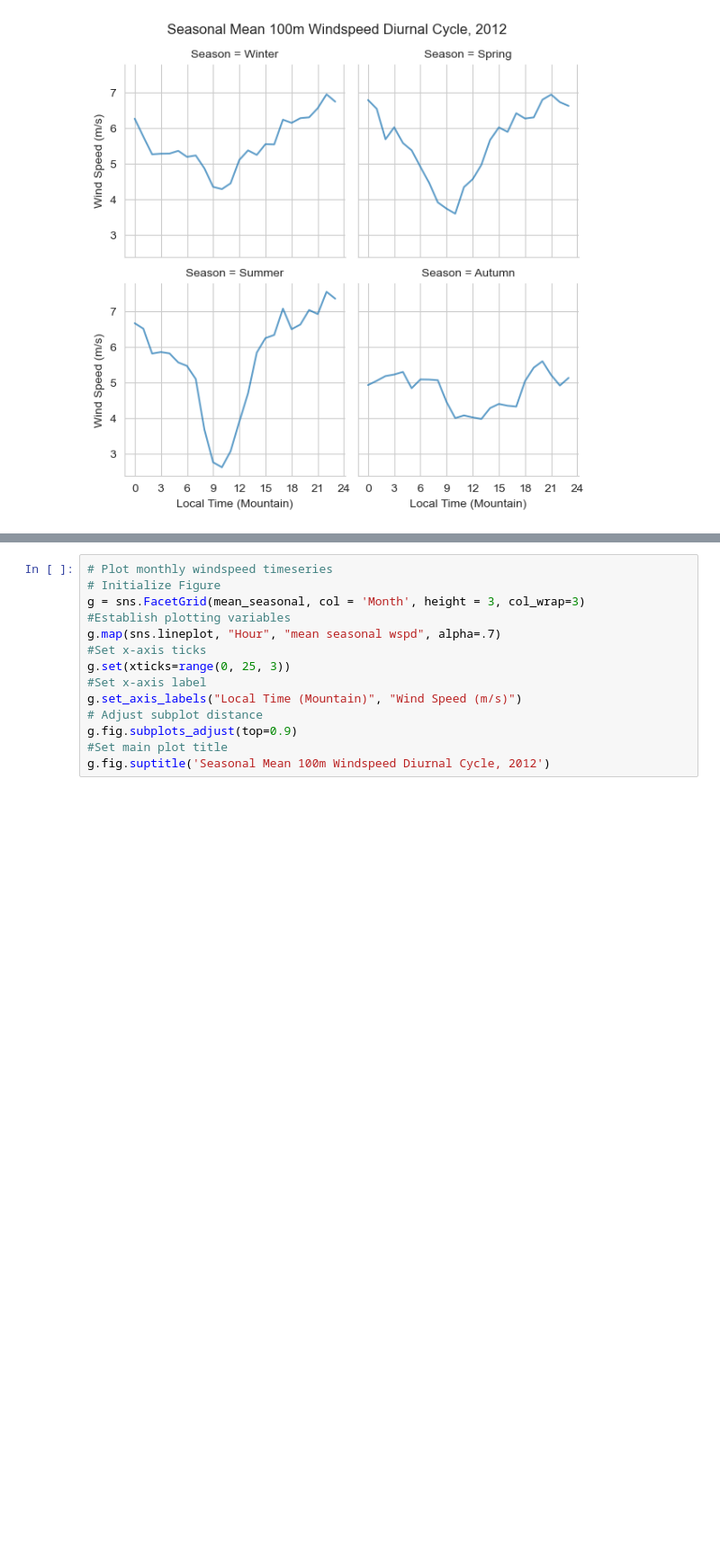
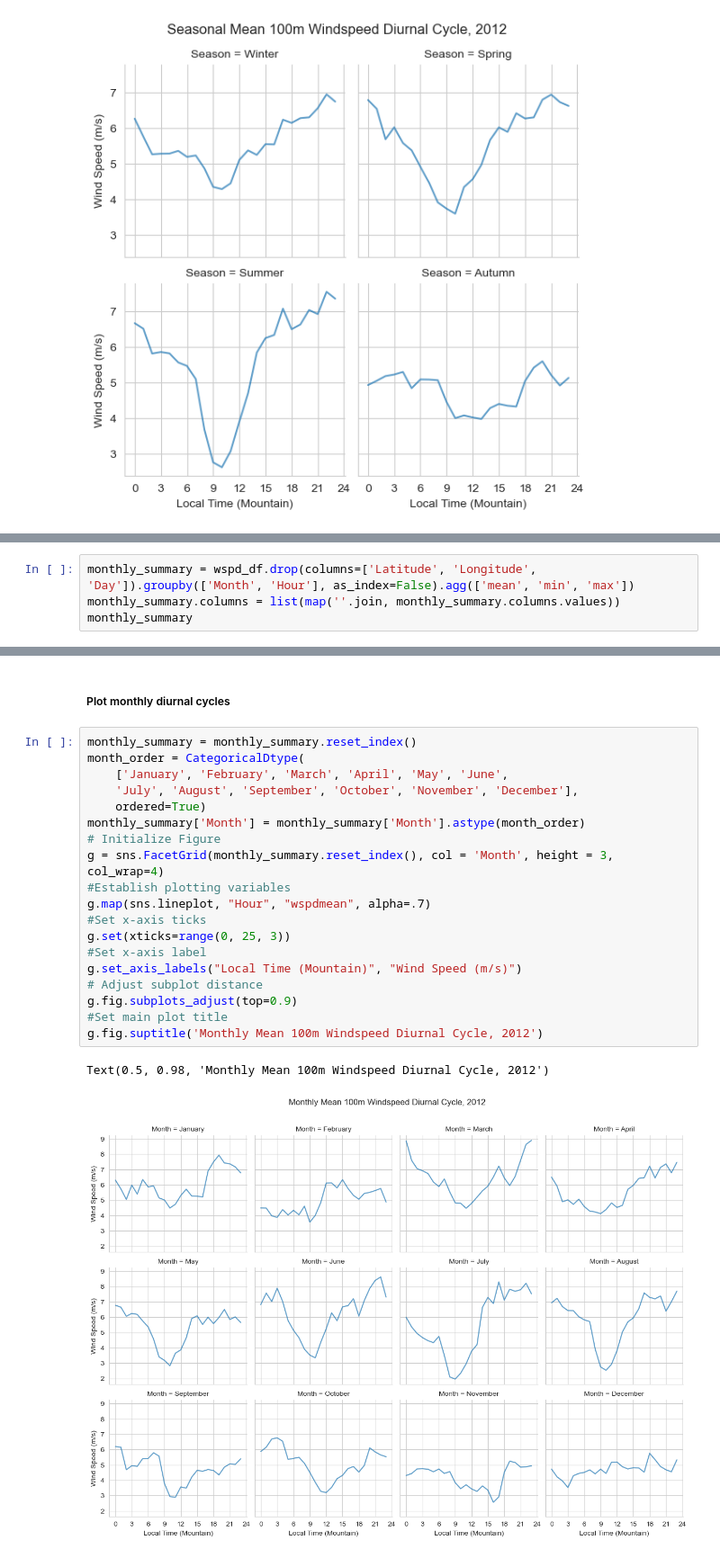
Before and after one commit to d-berkowitz/nrel_technical_task, a Jupyter notebook: 100m Wind Variability Exploration .ipynb, the cells around one changed output, grey strips where cells are left out. Shown at 90% size. Saved outputs shown, nothing was run; the diff lists cells and outputs as text; blank space fills up the shorter version.

```diff
--- a/100m Wind Variability Exploration .ipynb
+++ b/100m Wind Variability Exploration .ipynb
@@ -301,0 +263,4 @@ ValueError: No axis named Month for object type DataFrame
+# %%
+monthly_summary = wspd_df.drop(columns=['Latitude', 'Longitude', 'Day']).groupby(['Month', 'Hour'], as_index=False).agg(['mean', 'min', 'max'])
+monthly_summary.columns = list(map(''.join, monthly_summary.columns.values))
+monthly_summary
@@ -302,14 +282,24 @@ ValueError: No axis named Month for object type DataFrame
+# %% [markdown]
+##### Plot monthly diurnal cycles
 # %%
-# Plot monthly windspeed timeseries
+monthly_summary = monthly_summary.reset_index()
+month_order = CategoricalDtype(
+    ['January', 'February', 'March', 'April', 'May', 'June',
+    'July', 'August', 'September', 'October', 'November', 'December'],
+    ordered=True)
+monthly_summary['Month'] = monthly_summary['Month'].astype(month_order)
 # Initialize Figure
-g = sns.FacetGrid(mean_seasonal, col = 'Month', height = 3, col_wrap=3)
+g = sns.FacetGrid(monthly_summary.reset_index(), col = 'Month', height = 3, col_wrap=4)
 #Establish plotting variables
-g.map(sns.lineplot, "Hour", "mean seasonal wspd", alpha=.7)
+g.map(sns.lineplot, "Hour", "wspdmean", alpha=.7)
 #Set x-axis ticks
 g.set(xticks=range(0, 25, 3))
 #Set x-axis label
 g.set_axis_labels("Local Time (Mountain)", "Wind Speed (m/s)")
 # Adjust subplot distance
 g.fig.subplots_adjust(top=0.9)
 #Set main plot title
-g.fig.suptitle('Seasonal Mean 100m Windspeed Diurnal Cycle, 2012')
+g.fig.suptitle('Monthly Mean 100m Windspeed Diurnal Cycle, 2012')
+# %% [output]
+Text(0.5, 0.98, 'Monthly Mean 100m Windspeed Diurnal Cycle, 2012')
+[figure, added]
```
Also changed, not shown: parts of 13 cells of this notebook.
